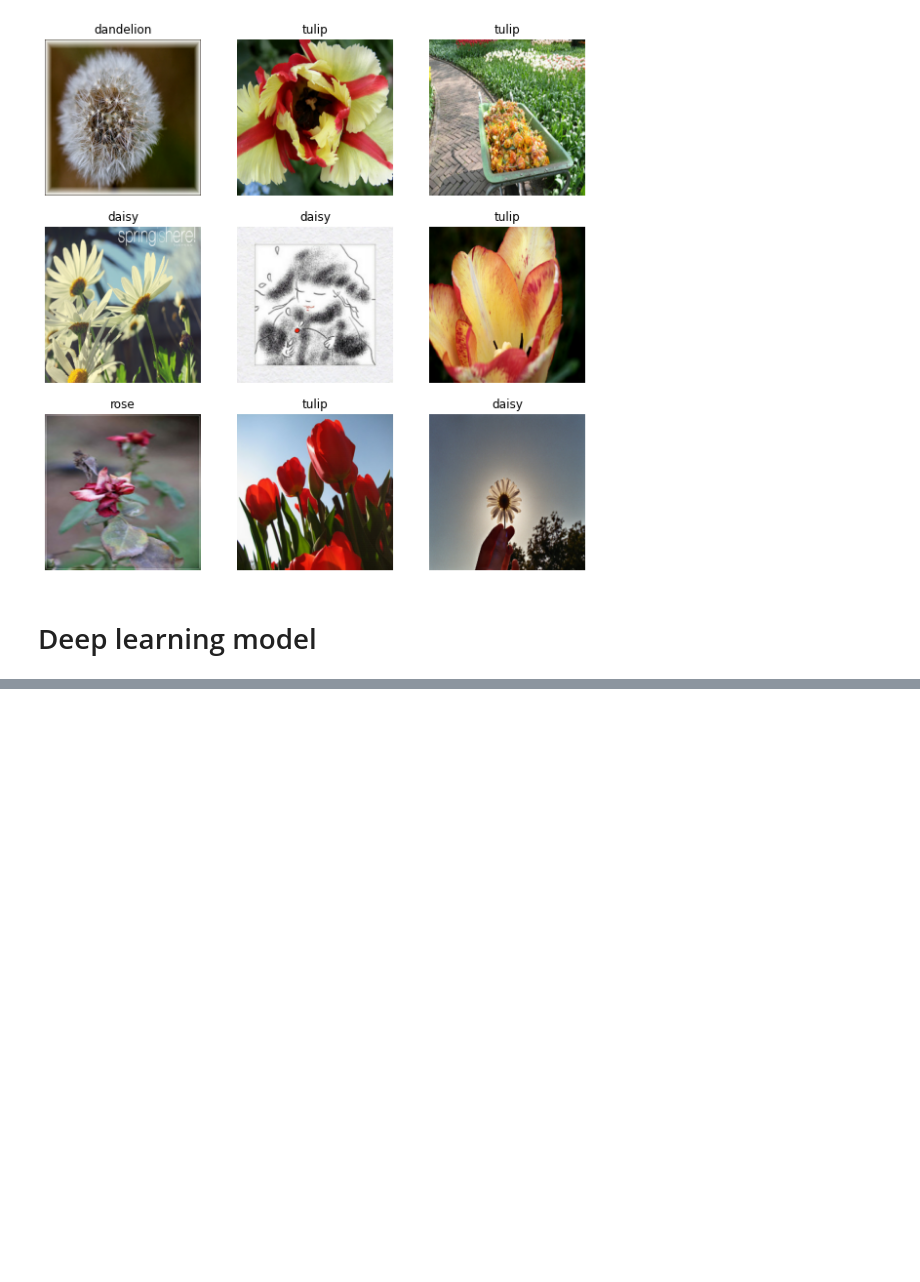
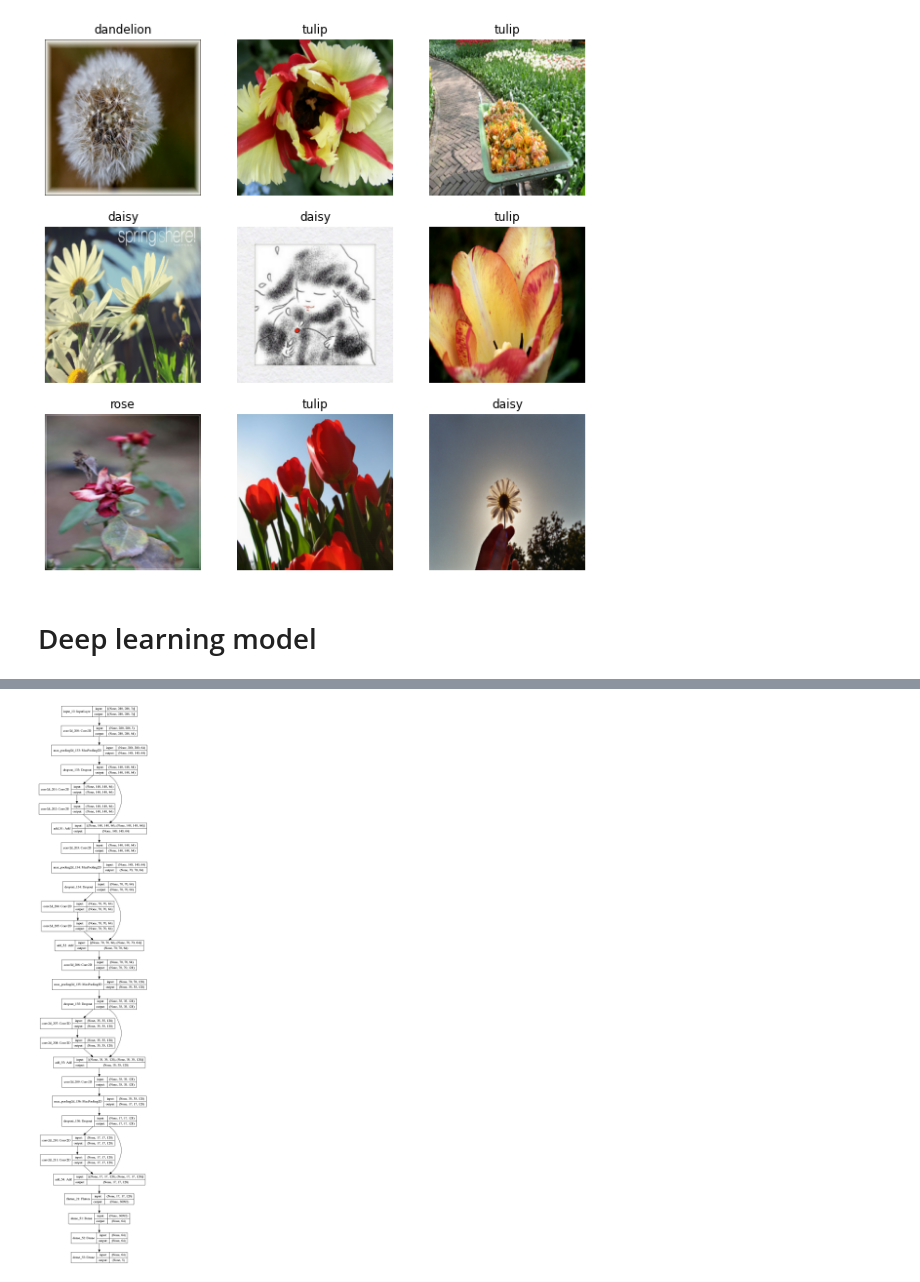
Before and after one commit to MortenTabaka/Deep-learning-exercises-with-TensorFlow2, a Jupyter notebook: Tabaka_Marcin_klasyfikacja_kwiatow.ipynb, the cells around one changed output, grey strips where cells are left out. Drawn from its saved outputs; the diff is of its cells as text; code cells hidden in the pictures; blank space fills up the shorter version.

Commit message:
create and train residual model

```diff
--- a/Tabaka_Marcin_klasyfikacja_kwiatow.ipynb
+++ b/Tabaka_Marcin_klasyfikacja_kwiatow.ipynb
@@ -246,0 +258,38 @@ model.evaluate(test_ds)
+# %%
+def get_res_model(num_classes):
+
+    inputs = layers.Input(shape=(img_height, img_width, 3))
+
+    block_1 = conv2d_block(inputs, n_filters=64)
+    x = layers.Conv2D(64, (3,3), padding='same', activation='relu')(block_1)
+    x = layers.Conv2D(64, (3,3), padding='same', activation='relu')(x)
+    x = layers.add([block_1, x])
+
+    block_2 = conv2d_block(x, n_filters=64)
+    x = layers.Conv2D(64, (3,3), padding='same', activation='relu')(block_2)
+    x = layers.Conv2D(64, (3,3), padding='same', activation='relu')(x)
+    x = layers.add([block_2, x])
+
+    block_3 = conv2d_block(x, n_filters=128)
+    x = layers.Conv2D(128, (3,3), padding='same', activation='relu')(block_3)
+    x = layers.Conv2D(128, (3,3), padding='same', activation='relu')(x)
+    x = layers.add([block_3, x])
+
+    block_4 = conv2d_block(x, n_filters=128)
+    x = layers.Conv2D(128, (3,3), padding='same', activation='relu')(block_4)
+    x = layers.Conv2D(128, (3,3), padding='same', activation='relu')(x)
+    x = layers.add([block_4, x])
+
+    x = layers.Flatten()(x)
+    x = layers.Dense(64, activation='relu', kernel_regularizer='l2')(x)
+    x = layers.Dense(64, activation='relu', kernel_regularizer='l2')(x)
+    outputs = layers.Dense(num_classes)(x)
+
+
+
+    model = tf.keras.Model(inputs=inputs, outputs=outputs, name="res_model")
+
+    return model
+# %%
+model_res = get_res_model(5)
+model_res.summary()
@@ -246,0 +314,4 @@ model.evaluate(test_ds)
+# %%
+tf.keras.utils.plot_model(model_res, "res_model.png", show_shapes=True)
+# %% [output]
+[figure, added]
```
Also changed, not shown: parts of 10 cells of this notebook.
